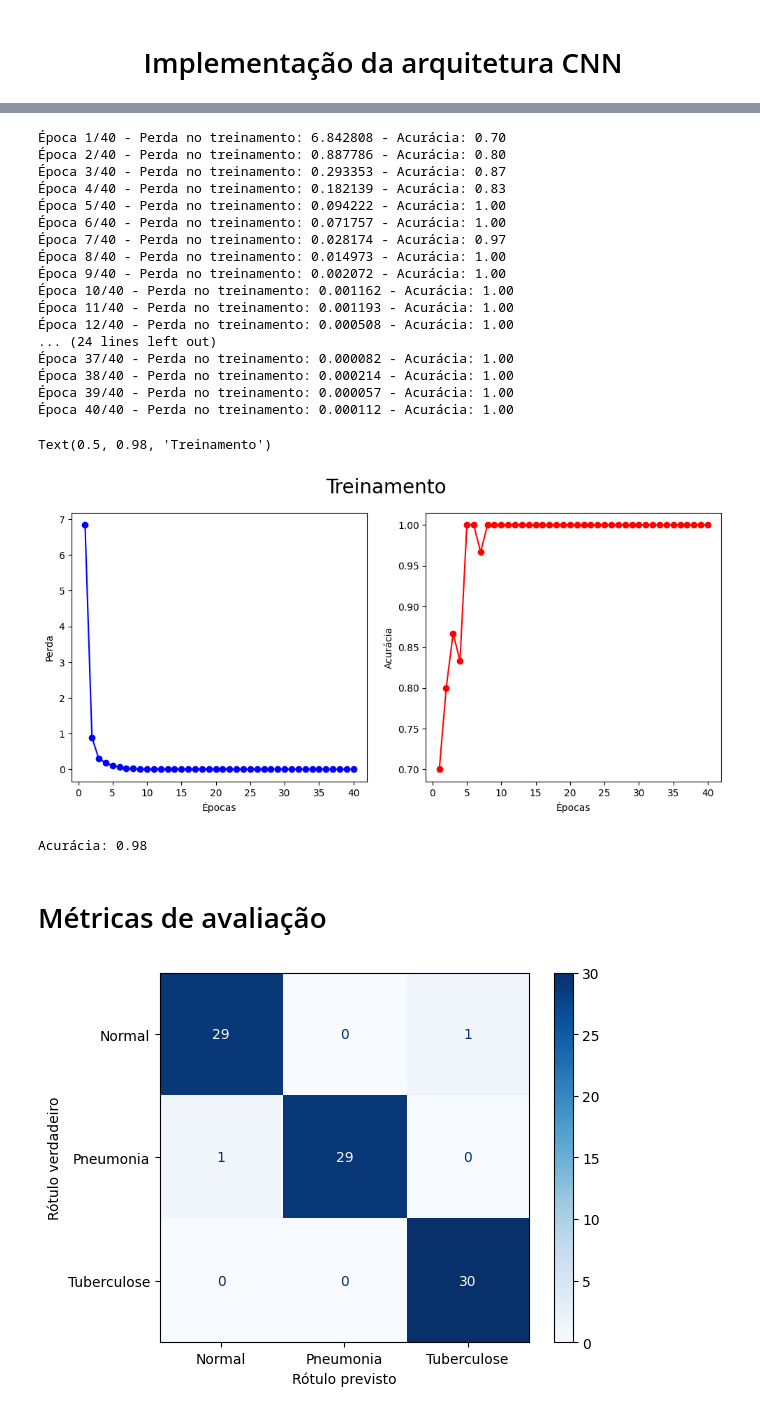
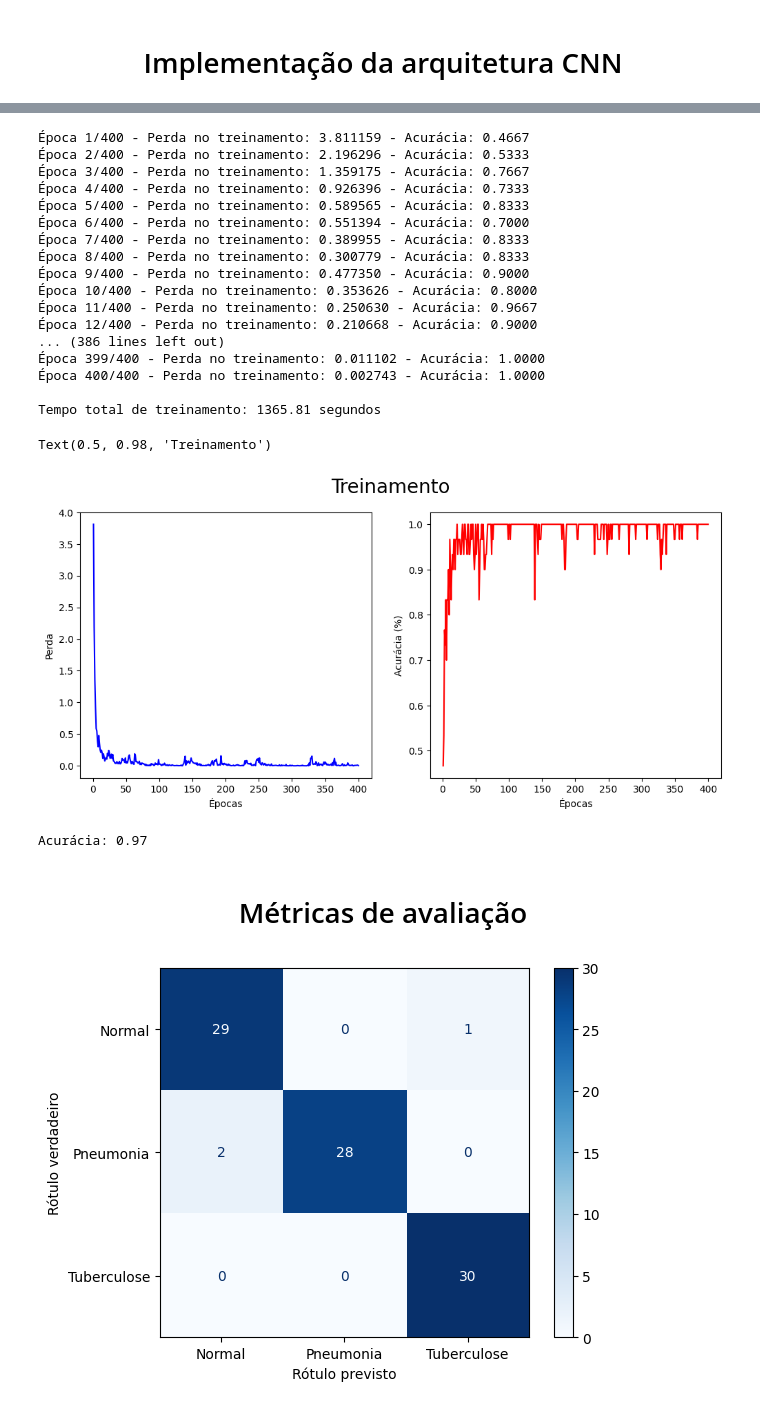
Before and after one commit to AlxDev-hub/Classificacao-KAN-DoencasPulmonares, a Jupyter notebook: teste1_cnn.ipynb, the cells around one changed output, grey strips where cells are left out. Drawn from its saved outputs; the diff is of its cells as text; code cells hidden in the pictures.

```diff
--- a/teste1_cnn.ipynb
+++ b/teste1_cnn.ipynb
@@ -47,21 +55,22 @@ model = nn.Sequential(
     nn.ReLU(),
     nn.MaxPool2d(kernel_size=2, stride=2, padding=0),
 
-    nn.Conv2d(128, 256, kernel_size=3, stride=1, padding=1),
-    nn.BatchNorm2d(256),
-    nn.ReLU(),
-    nn.MaxPool2d(kernel_size=2, stride=2, padding=0),
-
     nn.Flatten(),
 
-    nn.Linear(256 * 32 * 32, 256),
+    nn.Linear(128 * 28 * 28, 256),
+    nn.Dropout(p=0.3),
     nn.ReLU(),
 
     nn.Linear(256, 128),
+    nn.Dropout(p=0.3),
     nn.ReLU(),
 
     nn.Linear(128, 64),
+    nn.Dropout(p=0.3),
     nn.ReLU(),
 
     nn.Linear(64, 3)
 )
+
+device = torch.device("cuda" if torch.cuda.is_available() else "cpu")
+print(f"Dispositivo utilizado: {device}")
@@ -68,3 +78,0 @@ model = nn.Sequential(
-# %%
-device = torch.device("cuda:0" if torch.cuda.is_available() else "cpu")
-model.to(device)
@@ -89,5 +99,5 @@ Sequential(
 # %%
-num_epoch = 40
+num_epoch = 400
 learning_rate = 0.001
 # %%
 optimizer = optim.Adam(model.parameters(), lr=learning_rate)
@@ -95,6 +105,8 @@ loss_fn = nn.CrossEntropyLoss()
 # %%
 train_losses = []
 train_acc = []
+
+training_start_time = time.time()
 
 for epoch in range(num_epoch):
     model.train()
@@ -116,47 +128,51 @@ for epoch in range(num_epoch):
     train_losses.append(train_loss)
 
     _, predicted = torch.max(outputs.data, 1)
-    acc = accuracy_score(labels, predicted)
+
+    acc = accuracy_score(labels.cpu().detach().numpy(), predicted.cpu().detach().numpy())
     train_acc.append(acc)
 
-    print(f"Época {epoch + 1}/{num_epoch} - Perda no treinamento: {train_loss:.6f} - Acurácia: {acc:.2f}")
+    print(f"Época {epoch + 1}/{num_epoch} - Perda no treinamento: {train_loss:.6f} - Acurácia: {acc:.4f}")
+
+training_time = time.time() - training_start_time
+print(f"\nTempo total de treinamento: {training_time:.2f} segundos")
 # %% [output]
-Época 1/40 - Perda no treinamento: 6.842808 - Acurácia: 0.70
-Época 2/40 - Perda no treinamento: 0.887786 - Acurácia: 0.80
-Época 3/40 - Perda no treinamento: 0.293353 - Acurácia: 0.87
-Época 4/40 - Perda no treinamento: 0.182139 - Acurácia: 0.83
-Época 5/40 - Perda no treinamento: 0.094222 - Acurácia: 1.00
-Época 6/40 - Perda no treinamento: 0.071757 - Acurácia: 1.00
-Época 7/40 - Perda no treinamento: 0.028174 - Acurácia: 0.97
-Época 8/40 - Perda no treinamento: 0.014973 - Acurácia: 1.00
-Época 9/40 - Perda no treinamento: 0.002072 - Acurácia: 1.00
-Época 10/40 - Perda no treinamento: 0.001162 - Acurácia: 1.00
-Época 11/40 - Perda no treinamento: 0.001193 - Acurácia: 1.00
-Época 12/40 - Perda no treinamento: 0.000508 - Acurácia: 1.00
-... (24 lines left out)
-Época 37/40 - Perda no treinamento: 0.000082 - Acurácia: 1.00
-Época 38/40 - Perda no treinamento: 0.000214 - Acurácia: 1.00
-Época 39/40 - Perda no treinamento: 0.000057 - Acurácia: 1.00
-Época 40/40 - Perda no treinamento: 0.000112 - Acurácia: 1.00
+Época 1/400 - Perda no treinamento: 3.811159 - Acurácia: 0.4667
+Época 2/400 - Perda no treinamento: 2.196296 - Acurácia: 0.5333
+Época 3/400 - Perda no treinamento: 1.359175 - Acurácia: 0.7667
+Época 4/400 - Perda no treinamento: 0.926396 - Acurácia: 0.7333
+Época 5/400 - Perda no treinamento: 0.589565 - Acurácia: 0.8333
+Época 6/400 - Perda no treinamento: 0.551394 - Acurácia: 0.7000
+Época 7/400 - Perda no treinamento: 0.389955 - Acurácia: 0.8333
+Época 8/400 - Perda no treinamento: 0.300779 - Acurácia: 0.8333
+Época 9/400 - Perda no treinamento: 0.477350 - Acurácia: 0.9000
+Época 10/400 - Perda no treinamento: 0.353626 - Acurácia: 0.8000
+Época 11/400 - Perda no treinamento: 0.250630 - Acurácia: 0.9667
+Época 12/400 - Perda no treinamento: 0.210668 - Acurácia: 0.9000
+... (386 lines left out)
+Época 399/400 - Perda no treinamento: 0.011102 - Acurácia: 1.0000
+Época 400/400 - Perda no treinamento: 0.002743 - Acurácia: 1.0000
+
+Tempo total de treinamento: 1365.81 segundos
 # %%
 epochs = range(1, num_epoch + 1)
 
 plt.figure(figsize=(12, 5))
 
 plt.subplot(1, 2, 1)
-plt.plot(epochs, train_losses, 'bo-')
+plt.plot(epochs, train_losses, 'b-')
 plt.xlabel('Épocas')
 plt.ylabel('Perda')
 
 plt.subplot(1, 2, 2)
-plt.plot(epochs, train_acc, 'ro-')
+plt.plot(epochs, train_acc, 'r-')
 plt.xlabel('Épocas')
-plt.ylabel('Acurácia')
+plt.ylabel('Acurácia (%)')
 
 plt.suptitle("Treinamento", fontsize = 20)
 # %% [output]
 Text(0.5, 0.98, 'Treinamento')
-[figure, old version]
+[figure, new version]
 # %%
 model.eval()
 
@@ -169,11 +185,11 @@ with torch.no_grad():
         outputs = model(images)
         _, predicted = torch.max(outputs.data, 1)
 
-        acc = accuracy_score(labels, predicted)
+        acc = accuracy_score(labels.cpu().detach().numpy(), predicted.cpu().detach().numpy())
 
 print(f"Acurácia: {acc:.2f}")
 # %% [output]
-Acurácia: 0.98
+Acurácia: 0.97
 # %% [markdown]
-# Métricas de avaliação
+# <center>Métricas de avaliação</center>
 # %%
```
Also changed, not shown: parts of 11 cells of this notebook, 4 other files.
